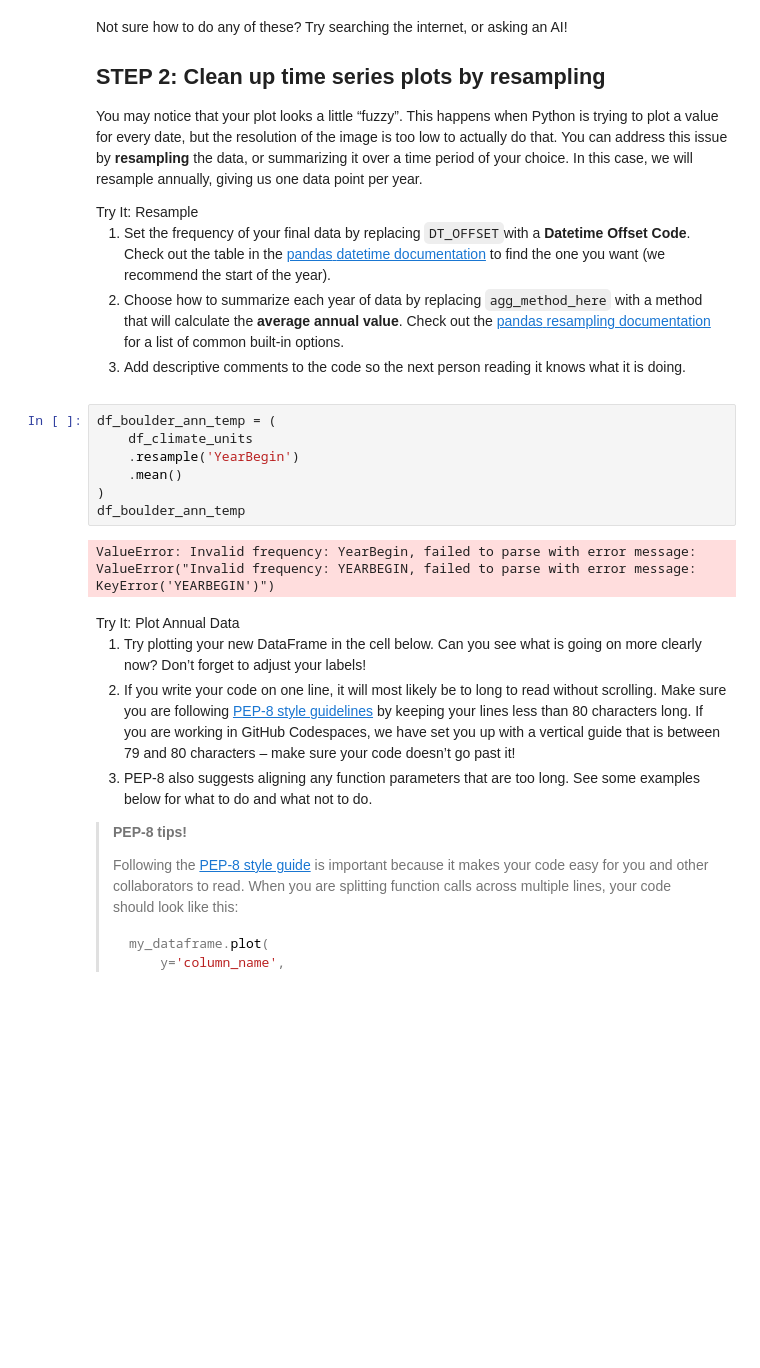
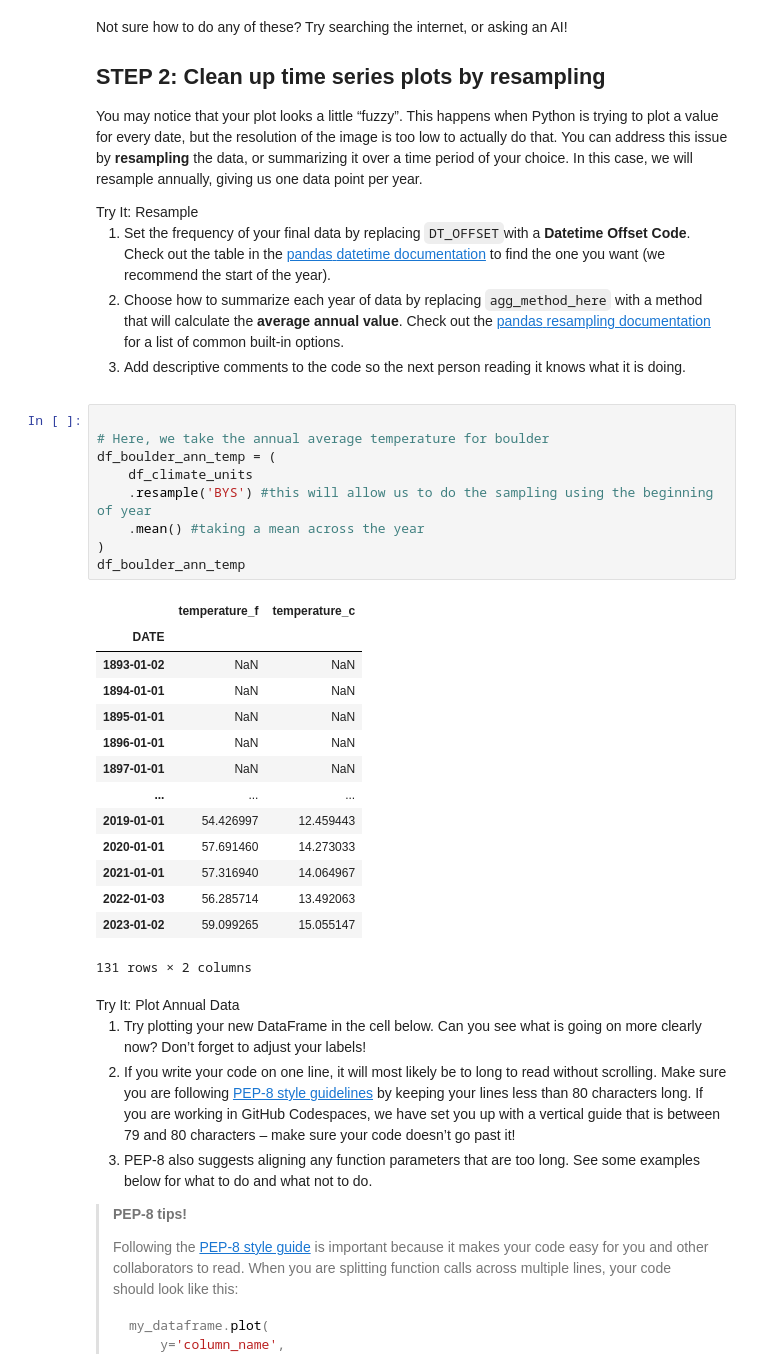
Before and after one commit to earthlab-education/02-climate-nkoppa, a Jupyter notebook: Climate Coding Challenge, Part 4!.ipynb, the cells around one changed output. Drawn from its saved outputs; the diff is of its cells as text; blank space fills up the shorter version.

```diff
--- a/Climate Coding Challenge, Part 4!.ipynb
+++ b/Climate Coding Challenge, Part 4!.ipynb
@@ -137,14 +141,29 @@ resampling documentation</a> for a list of common built-in options.</li>
 knows what it is doing.</li>
 </ol></div></div>
 # %%
+
+# Here, we take the annual average temperature for boulder
 df_boulder_ann_temp = (
     df_climate_units
-    .resample('YearBegin')
-    .mean()
+    .resample('BYS') #this will allow us to do the sampling using the beginning of year
+    .mean() #taking a mean across the year
 )
 df_boulder_ann_temp
 # %% [output]
+|  | temperature_f | temperature_c |
+| DATE |  |  |
+| 1893-01-02 | NaN | NaN |
+| 1894-01-01 | NaN | NaN |
+| 1895-01-01 | NaN | NaN |
+| 1896-01-01 | NaN | NaN |
+| 1897-01-01 | NaN | NaN |
+| ... | ... | ... |
+| 2019-01-01 | 54.426997 | 12.459443 |
+| 2020-01-01 | 57.691460 | 14.273033 |
+| 2021-01-01 | 57.316940 | 14.064967 |
+| 2022-01-03 | 56.285714 | 13.492063 |
+| 2023-01-02 | 59.099265 | 15.055147 |
-ValueError: Invalid frequency: YearBegin, failed to parse with error message: ValueError("Invalid frequency: YEARBEGIN, failed to parse with error message: KeyError('YEARBEGIN')")
+131 rows × 2 columns
 # %% [markdown]
 <link rel="stylesheet" type="text/css" href="./assets/styles.css"><div class="callout callout-style-default callout-titled callout-task"><div class="callout-header"><div class="callout-icon-container"><i class="callout-icon"></i></div><div class="callout-title-container flex-fill">Try It: Plot Annual Data</div></div><div class="callout-body-container callout-body"><ol type="1">
 <li>Try plotting your new DataFrame in the cell below. Can you see what
```
Also changed, not shown: parts of 7 cells of this notebook, 2 other files.
